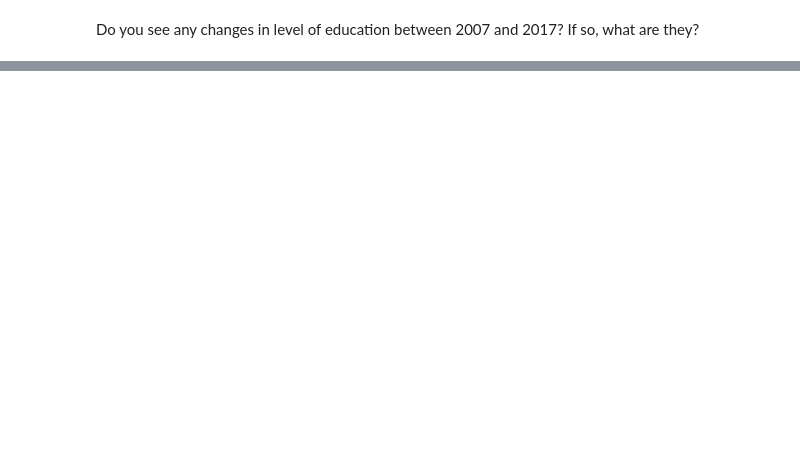
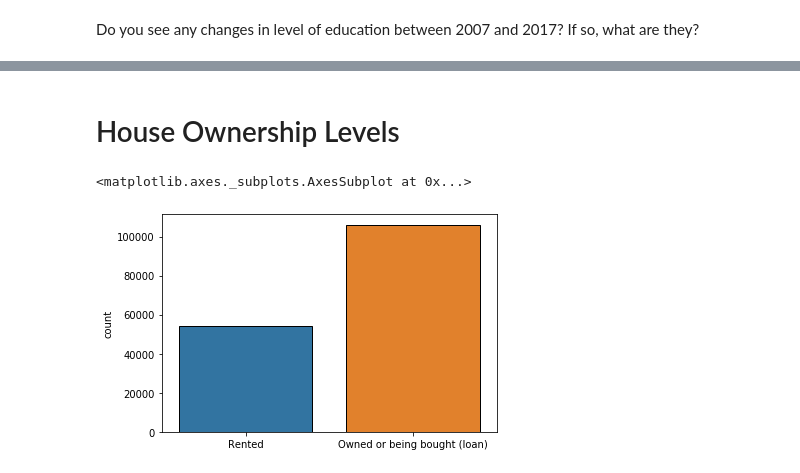
Before and after one commit to ds-modules/CP-113A, a Jupyter notebook: New CP-113A.ipynb, the cells around one changed output, grey strips where cells are left out. Drawn from its saved outputs; the diff is of its cells as text; code cells hidden in the pictures; blank space fills up the shorter version.

```diff
--- a/New CP-113A.ipynb
+++ b/New CP-113A.ipynb
@@ -81,0 +84,7 @@ seven - seventeen
+# %% [markdown]
+# House Ownership Levels
+# %%
+sns.countplot(data_seven['ownershp'])
+# %% [output]
+<matplotlib.axes._subplots.AxesSubplot at 0x...>
+[figure, added]
```
Also changed, not shown: parts of 31 cells of this notebook.
